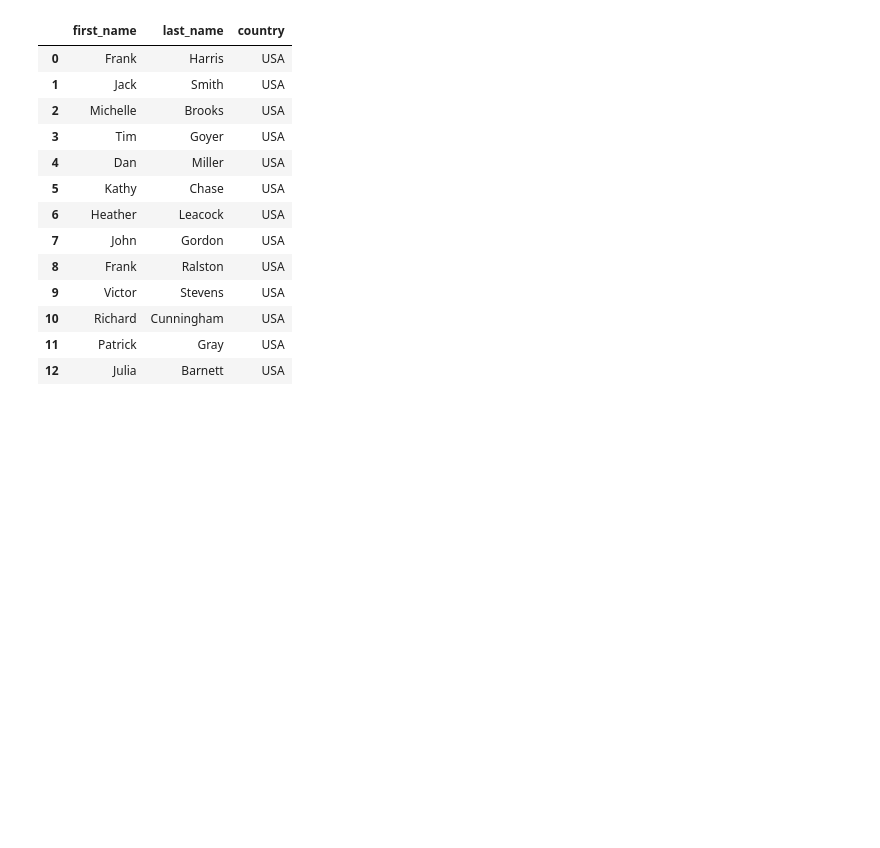
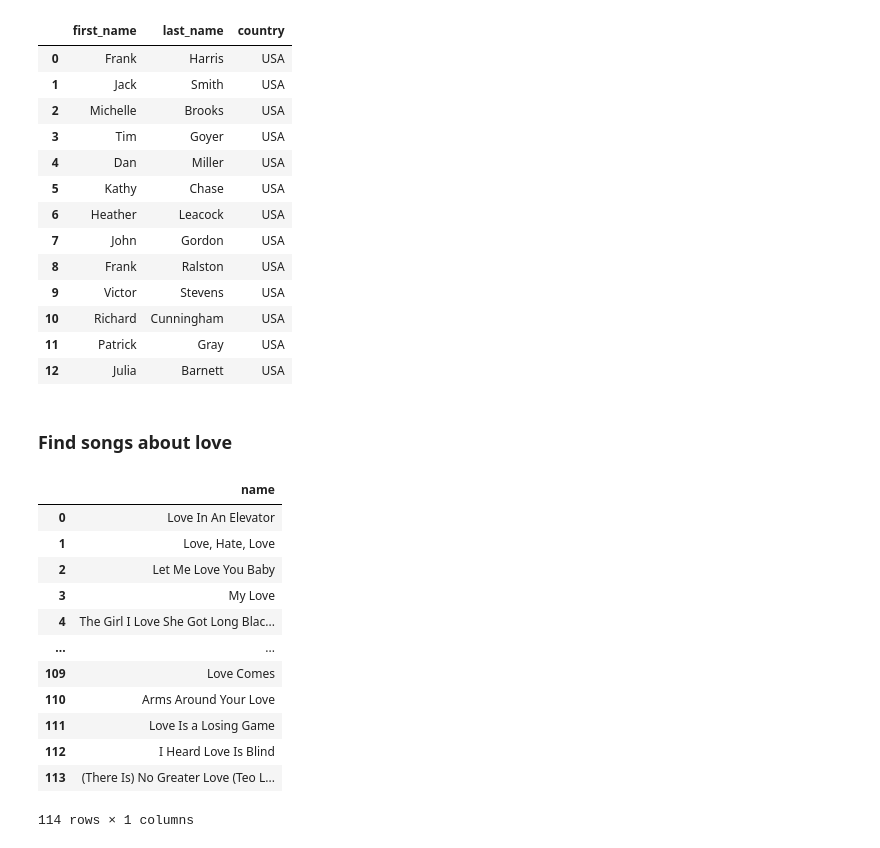
Before and after one commit to krauseannelize/nb-sql-ms-exercises, a Jupyter notebook: 01_introduction_to_sql.ipynb, the cells around one changed output. Saved outputs shown, nothing was run; the diff lists cells and outputs as text; code cells hidden in the pictures; blank space fills up the shorter version.

```diff
--- a/01_introduction_to_sql.ipynb
+++ b/01_introduction_to_sql.ipynb
@@ -313,3 +312,33 @@ pd.read_sql(sa.text(query),connection)
 | 10 | Richard | Cunningham | USA |
 | 11 | Patrick | Gray | USA |
 | 12 | Julia | Barnett | USA |
+# %% [markdown]
+### Find songs about love
+# %%
+# Create an SQLAlchemy TextClause object from the raw SQL query
+query = """
+SELECT
+	name
+FROM
+	track
+WHERE
+	name ILIKE '%love%'
+;
+"""
+
+# Execute the SQL query and load the result into a Pandas DataFrame
+pd.read_sql(sa.text(query),connection)
+# %% [output]
+|  | name |
+| 0 | Love In An Elevator |
+| 1 | Love, Hate, Love |
+| 2 | Let Me Love You Baby |
+| 3 | My Love |
+| 4 | The Girl I Love She Got Long Blac... |
+| ... | ... |
+| 109 | Love Comes |
+| 110 | Arms Around Your Love |
+| 111 | Love Is a Losing Game |
+| 112 | I Heard Love Is Blind |
+| 113 | (There Is) No Greater Love (Teo L... |
+114 rows × 1 columns
```
Also changed, not shown: parts of 13 cells of this notebook.
